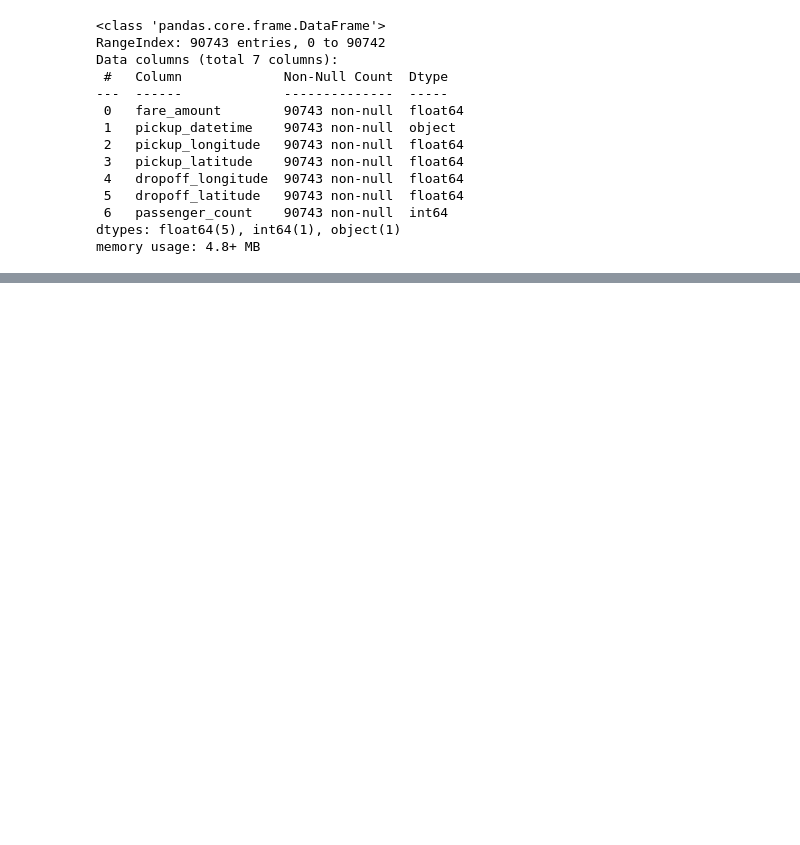
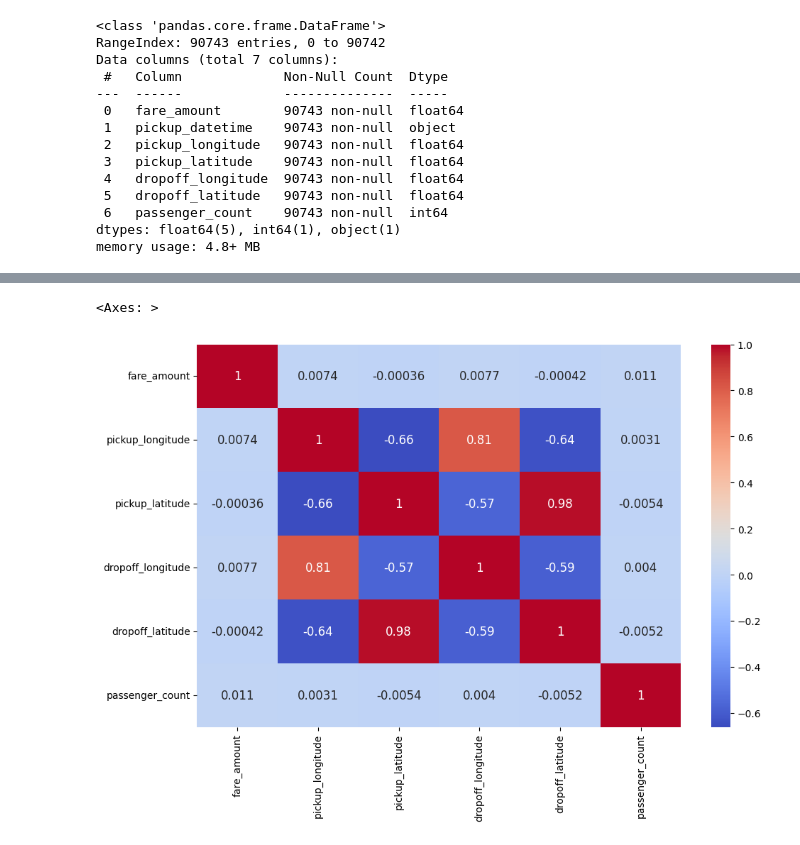
Before and after one commit to yjalil/prelectureMLops, a Jupyter notebook: project/notebooks/Progress_taxifare.ipynb, the cells around one changed output, grey strips where cells are left out. Saved outputs shown, nothing was run; the diff lists cells and outputs as text; code cells hidden in the pictures; blank space fills up the shorter version.

```diff
--- a/project/notebooks/Progress_taxifare.ipynb
+++ b/project/notebooks/Progress_taxifare.ipynb
@@ -120,0 +163,13 @@ KeyboardInterrupt:
+# %%
+nodate_data = raw_data.select_dtypes(exclude=["object"])
+
+# Correlation plot
+plt.figure(figsize=(11,7))
+sns.heatmap(
+    nodate_data.corr(),
+    cmap='coolwarm',
+    annot = True,
+    annot_kws={"size": 12})
+# %% [output]
+<Axes: >
+[figure, added]
```
Also changed, not shown: parts of 7 cells of this notebook.
